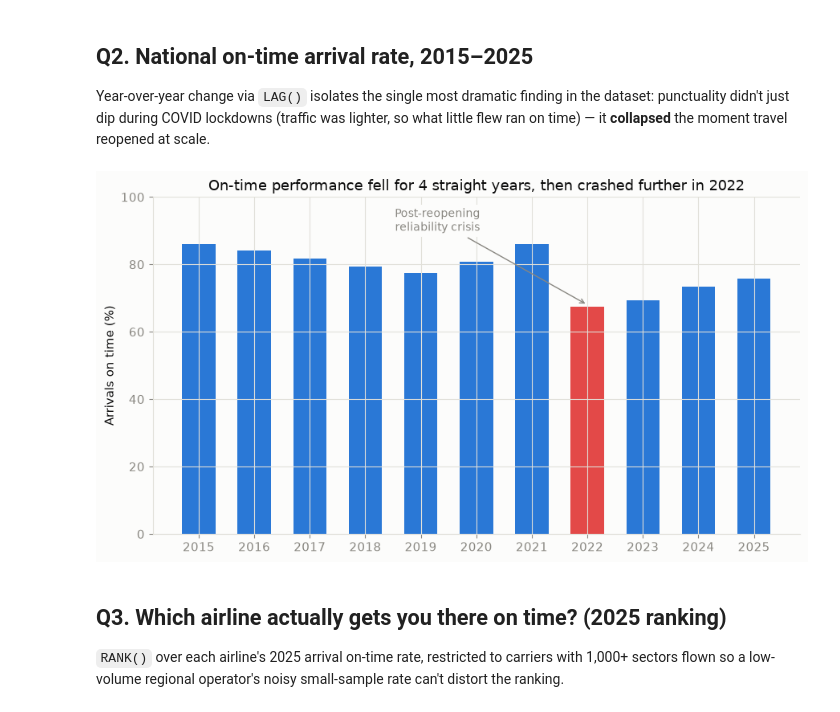
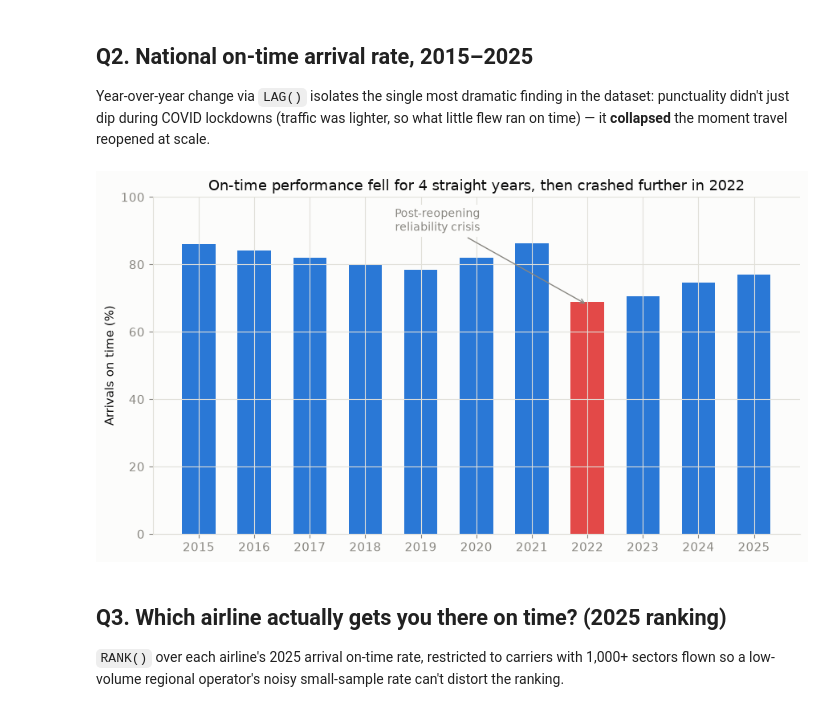
Before and after one commit to Alejo55max/australian-airline-market-analytics, a Jupyter notebook: australian_airline_market_analysis.ipynb, the cells around one changed output. Saved outputs shown, nothing was run; the diff lists cells and outputs as text; code cells hidden in the pictures.

```diff
--- a/australian_airline_market_analysis.ipynb
+++ b/australian_airline_market_analysis.ipynb
@@ -83,32 +83,32 @@ reopened at scale.
 # %%
 q2 = query('''
     WITH yearly AS (
         SELECT year,
                ROUND(100.0*SUM(arrivals_on_time)/NULLIF(SUM(sectors_flown),0),1) AS on_time_rate_pct
         FROM `airline_ontime.flights_monthly`
-        WHERE is_all_airlines AND NOT is_national_total AND year BETWEEN 2015 AND 2025
+        WHERE is_all_airlines AND is_national_total AND year BETWEEN 2015 AND 2025
         GROUP BY year
     )
     SELECT year, on_time_rate_pct,
            ROUND(on_time_rate_pct - LAG(on_time_rate_pct) OVER (ORDER BY year), 1) AS yoy_change_pp
     FROM yearly ORDER BY year
 ''')
 
 fig, ax = plt.subplots(figsize=(9, 5))
 colors = [RED if y == 2022 else BLUE for y in q2["year"]]
 bars = ax.bar(q2["year"].astype(str), q2["on_time_rate_pct"], color=colors, width=0.6)
 ax.annotate("Post-reopening\nreliability crisis", xy=(7, 68), xytext=(4.3, 90),
             fontsize=10, color=MUTED, ha="center",
             bbox=dict(facecolor="#fcfcfb", edgecolor="none", pad=2),
             arrowprops=dict(arrowstyle="->", color=MUTED, lw=1))
 ax.set_ylabel("Arrivals on time (%)")
 ax.set_ylim(0, 100)
 ax.set_title("On-time performance fell for 4 straight years, then crashed further in 2022")
 fig.tight_layout()
 fig.savefig(IMAGES / "q2_on_time_trend.png", dpi=150)
 plt.show()
 # %% [output]
-[figure, old version]
+[figure, new version]
 # %% [markdown]
 ## Q3. Which airline actually gets you there on time? (2025 ranking)
 
```
Also changed, not shown: parts of 1 cell of this notebook, 6 other files.
